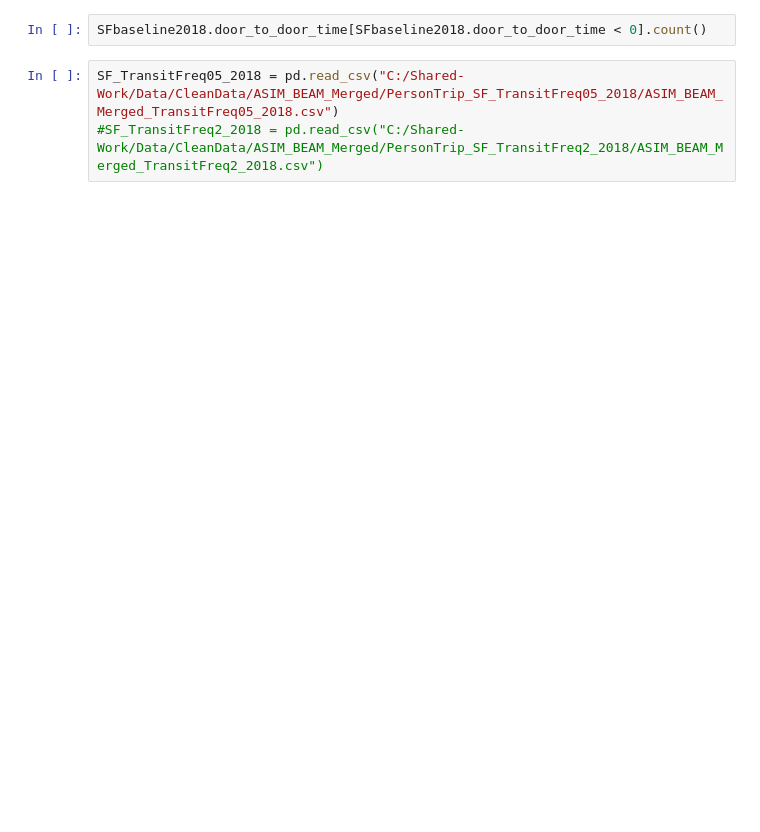
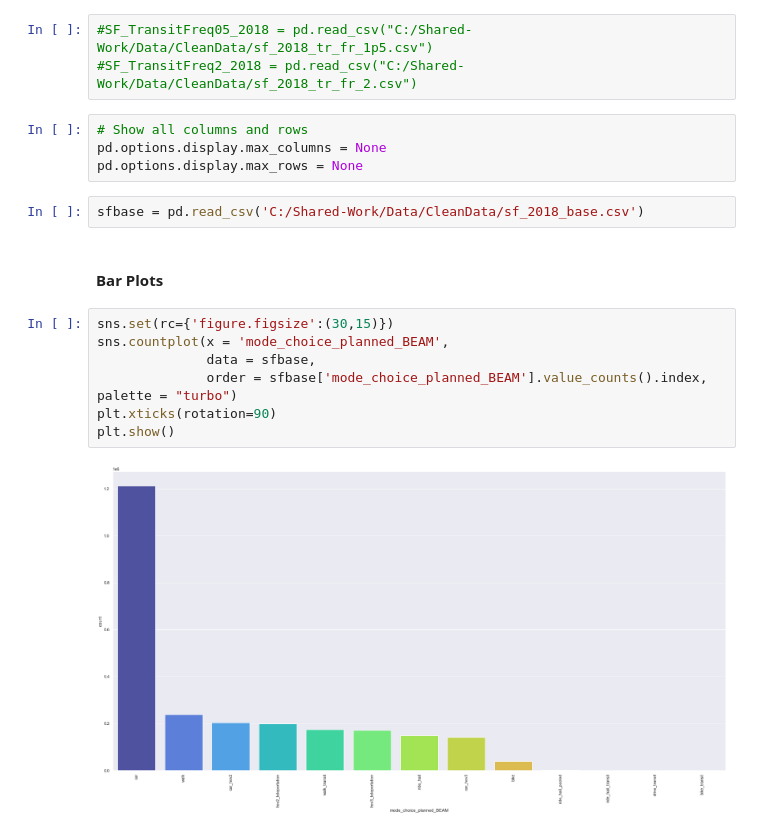
Before and after one commit to LBNL-UCB-STI/beam-core-analysis, a Jupyter notebook: Users/Nazanin/Check_Person_Trip_Level_Files.ipynb, the cells around one changed output. Drawn from its saved outputs; the diff is of its cells as text; blank space fills up the shorter version.

```diff
--- a/Users/Nazanin/Check_Person_Trip_Level_Files.ipynb
+++ b/Users/Nazanin/Check_Person_Trip_Level_Files.ipynb
@@ -7,7 +9,22 @@ SFbaseline2018 = pd.read_csv("C:/Shared-Work/Data/CleanData/ASIM_BEAM_Merged/Per
 #SF_RH_Fleet_2018 = pd.read_csv("C:/Shared-Work/Data/CleanData/ASIM_BEAM_Merged/PersonTrip_SF_RHFleetsz0125_2018/ASim_BEAM_Merged_SF_RHFleetsz0125_2018.csv")
 #SF_RH_Fleet_175_2018 = pd.read_csv("C:/Shared-Work/Data/CleanData/ASIM_BEAM_Merged/PersonTrip_SF_RHFleetsz175_2018/ASim_BEAM_Merged_SF_RHFleetsz175_2018.csv")
-# %%
-SFbaseline2018.door_to_door_time[SFbaseline2018.door_to_door_time < 0].count()
 # %%
-SF_TransitFreq05_2018 = pd.read_csv("C:/Shared-Work/Data/CleanData/ASIM_BEAM_Merged/PersonTrip_SF_TransitFreq05_2018/ASIM_BEAM_Merged_TransitFreq05_2018.csv")
-#SF_TransitFreq2_2018 = pd.read_csv("C:/Shared-Work/Data/CleanData/ASIM_BEAM_Merged/PersonTrip_SF_TransitFreq2_2018/ASIM_BEAM_Merged_TransitFreq2_2018.csv")
+#SF_TransitFreq05_2018 = pd.read_csv("C:/Shared-Work/Data/CleanData/sf_2018_tr_fr_1p5.csv")
+#SF_TransitFreq2_2018 = pd.read_csv("C:/Shared-Work/Data/CleanData/sf_2018_tr_fr_2.csv")
+# %%
+# Show all columns and rows
+pd.options.display.max_columns = None
+pd.options.display.max_rows = None
+# %%
+sfbase = pd.read_csv('C:/Shared-Work/Data/CleanData/sf_2018_base.csv')
+# %% [markdown]
+#### Bar Plots
+# %%
+sns.set(rc={'figure.figsize':(30,15)})
+sns.countplot(x = 'mode_choice_planned_BEAM',
+              data = sfbase,
+              order = sfbase['mode_choice_planned_BEAM'].value_counts().index, palette = "turbo")
+plt.xticks(rotation=90)
+plt.show()
+# %% [output]
+[figure, added]
```
Also changed, not shown: parts of 19 cells of this notebook, 2 other files.
